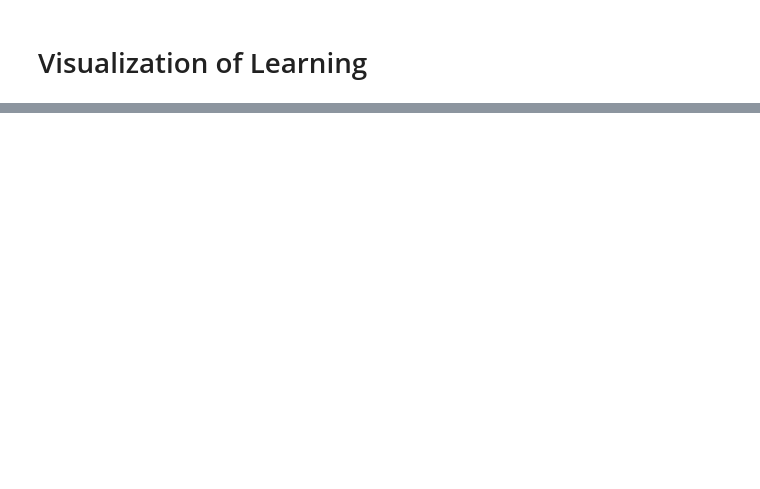
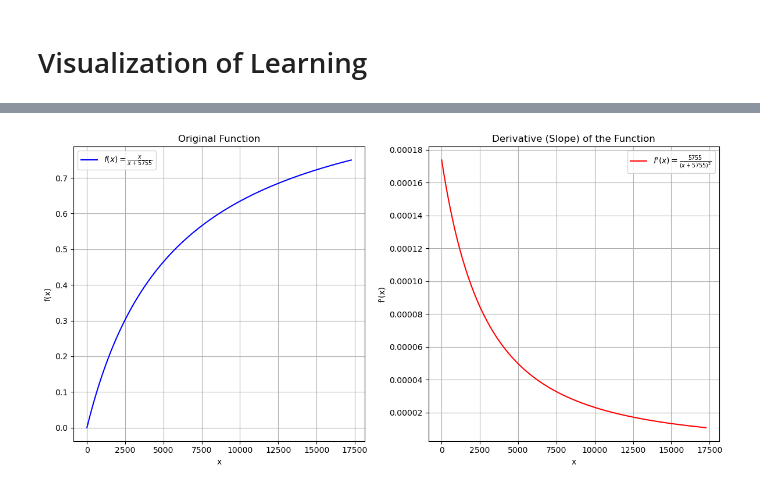
Before and after one commit to erzhu419/LSTM-RL, a Jupyter notebook: plot.ipynb, the cells around one changed output, grey strips where cells are left out. Cells and saved outputs as stored; diff of their text form; code cells hidden in the pictures; blank space fills up the shorter version.

```diff
--- a/plot.ipynb
+++ b/plot.ipynb
@@ -126 +157,45 @@ findfont: Generic family 'sans-serif' not found because none of the following fa
 [figure]
+# %%
+import numpy as np
+import matplotlib.pyplot as plt
+
+# 定义原函数
+def f(x):
+    return x / (x + 5755)
+
+# 定义导数函数
+def f_prime(x):
+    return 5755 / (x + 5755)**2
+
+# 生成x值
+x_values = np.linspace(0, 17265, 17265)
+
+# 计算原函数和导数值
+y_values = f(x_values)
+dy_values = f_prime(x_values)
+
+# 绘制原函数和导数
+plt.figure(figsize=(12, 6))
+
+# 原函数
+plt.subplot(1, 2, 1)
+plt.plot(x_values, y_values, label=r'$f(x) = \frac{x}{x + 5755}$', color='blue')
+plt.title('Original Function')
+plt.xlabel('x')
+plt.ylabel('f(x)')
+plt.grid(True)
+plt.legend()
+
+# 导数
+plt.subplot(1, 2, 2)
+plt.plot(x_values, dy_values, label=r"$f'(x) = \frac{5755}{(x + 5755)^2}$", color='red')
+plt.title('Derivative (Slope) of the Function')
+plt.xlabel('x')
+plt.ylabel("f'(x)")
+plt.grid(True)
+plt.legend()
+
+plt.tight_layout()
+plt.show()
+# %% [output]
+[figure, added]
```
Also changed, not shown: parts of 8 cells of this notebook, 7 other files.
